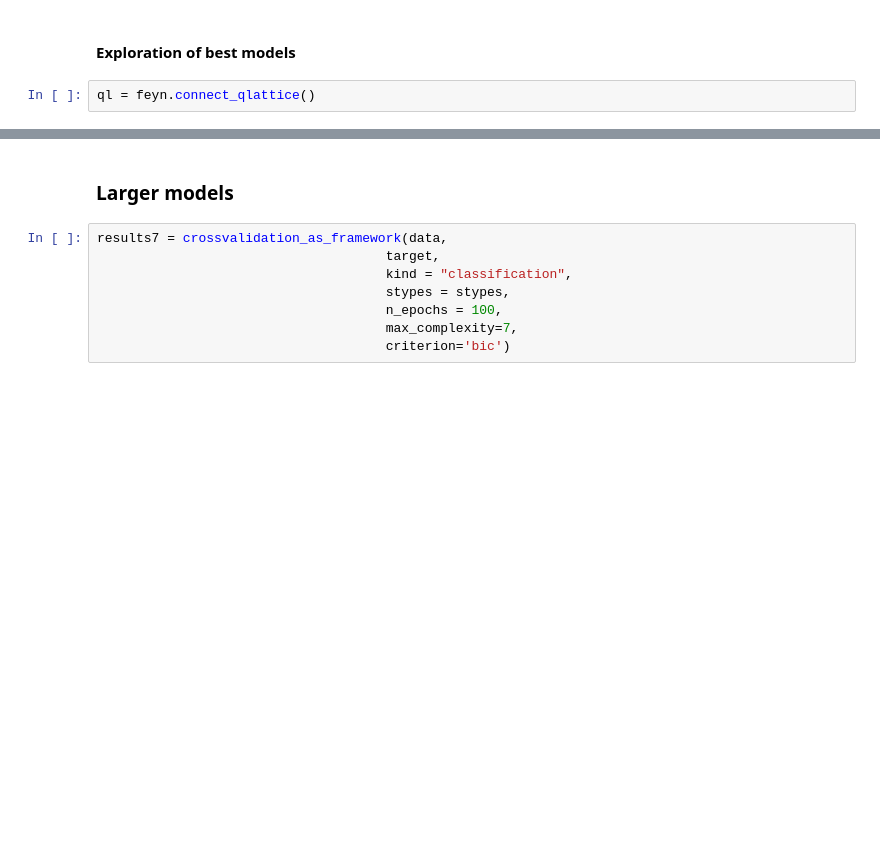
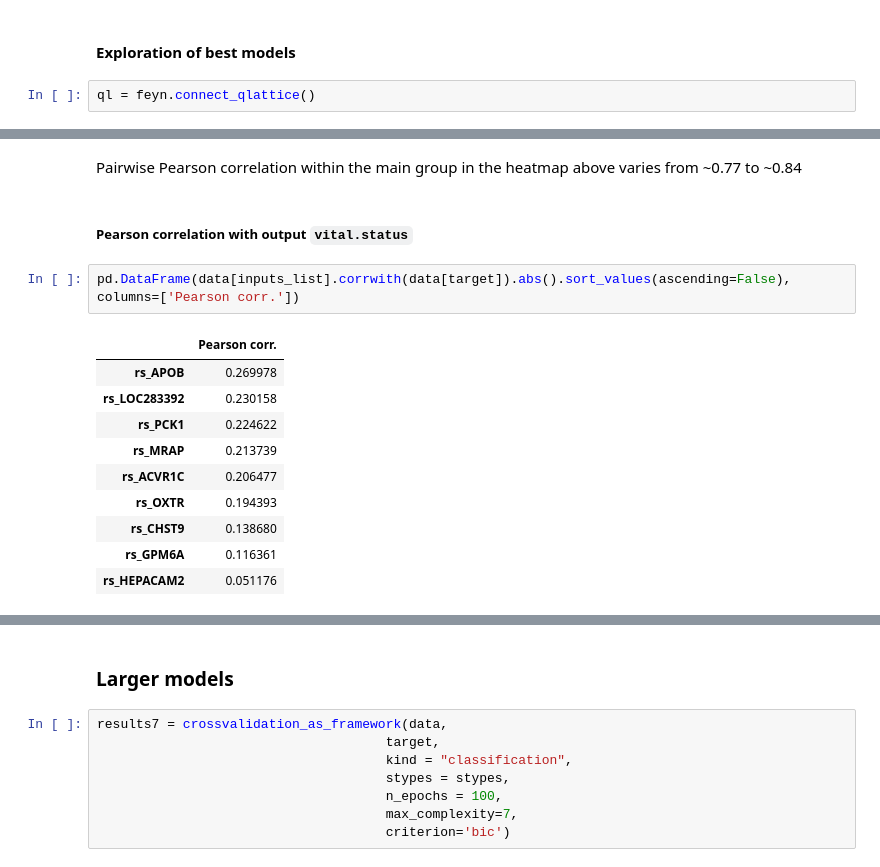
Before and after one commit to abzu-ai/QLattice-clinical-omics, a Jupyter notebook: notebooks/bc_case_multi.ipynb, the cells around one changed output, grey strips where cells are left out. Saved outputs shown, nothing was run; the diff lists cells and outputs as text; blank space fills up the shorter version.

```diff
--- a/notebooks/bc_case_multi.ipynb
+++ b/notebooks/bc_case_multi.ipynb
@@ -114,0 +142,17 @@ models_trained[-1].plot_response_2d(data)
+# %% [markdown]
+Pairwise Pearson correlation within the main group in the heatmap above varies from ~0.77 to ~0.84
+# %% [markdown]
+##### **Pearson correlation with output `vital.status`**
+# %%
+pd.DataFrame(data[inputs_list].corrwith(data[target]).abs().sort_values(ascending=False), columns=['Pearson corr.'])
+# %% [output]
+|  | Pearson corr. |
+| rs_APOB | 0.269978 |
+| rs_LOC283392 | 0.230158 |
+| rs_PCK1 | 0.224622 |
+| rs_MRAP | 0.213739 |
+| rs_ACVR1C | 0.206477 |
+| rs_OXTR | 0.194393 |
+| rs_CHST9 | 0.138680 |
+| rs_GPM6A | 0.116361 |
+| rs_HEPACAM2 | 0.051176 |
```
Also changed, not shown: parts of 18 cells of this notebook.
